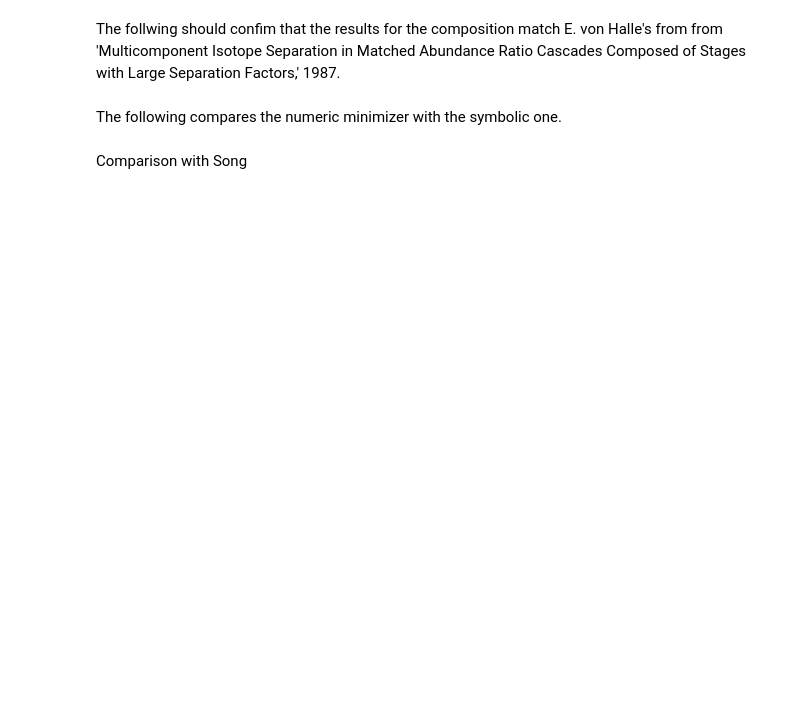
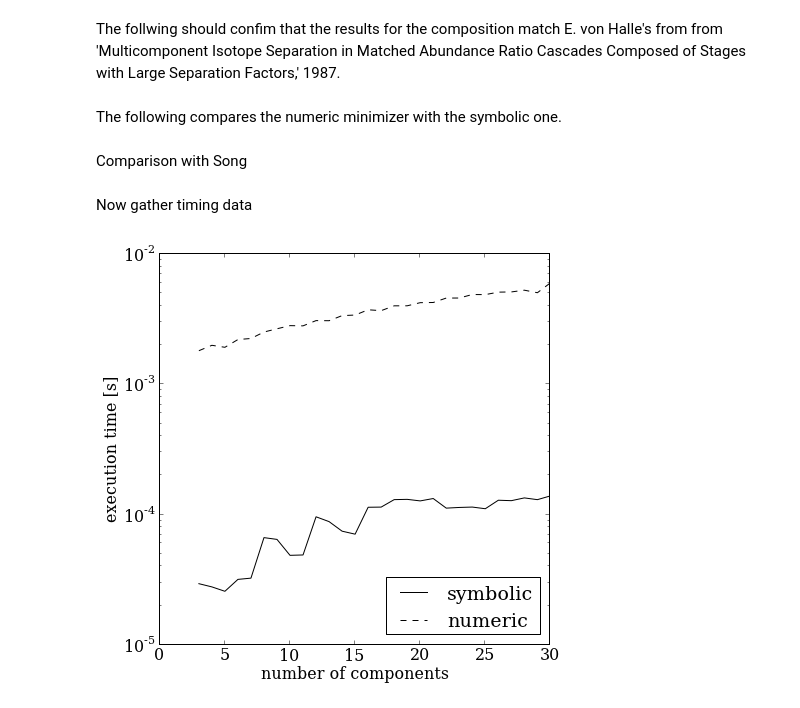
Before and after one commit to scopatz/sme_paper, a Jupyter notebook: data/results.ipynb, the cells around one changed output. Saved outputs shown, nothing was run; the diff lists cells and outputs as text; code cells hidden in the pictures; blank space fills up the shorter version.

Commit message:
Added execution time figures.

```diff
--- a/data/results.ipynb
+++ b/data/results.ipynb
@@ -153,3 +154,52 @@ tab += "\\end{tabular}\n"
 with open('../casc_compare_song2.tex', 'w') as f:
     f.write(tab)
 #print tab
+# %% [markdown]
+Now gather timing data
+# %%
+MAXITER = 100
+duc = default_uranium_cascade()
+duc.x_feed_j = 0.01
+symsolve = []
+numsolve = []
+symmin = []
+nummin = []
+ncomps = range(3, 31)
+for ncomp in ncomps:
+    duc.mat_feed = Material(dict([(n*10,0.01) for n in range(92235-(ncomp)/2, 92236)])) + Material({922380: 1.0-0.01*(ncomp-1)}) + \
+                    Material(dict([(n*10,0.01) for n in range(92239, 92238+(ncomp-2)/2)]))
+    symsolve.append(0.0)
+    numsolve.append(0.0)
+    symmin.append(0.0)
+    nummin.append(0.0)
+    for i in range(MAXITER):
+        t1 = time()
+        solve_symbolic(duc)
+        symsolve[-1] += time() - t1
+
+        t1 = time()
+        solve_numeric(duc)
+        numsolve[-1] += time() - t1
+
+        t1 = time()
+        multicomponent(duc, solver="symbolic")
+        symmin[-1] += time() - t1
+
+        t1 = time()
+        multicomponent(duc, solver="numeric")
+        nummin[-1] += time() - t1
+
+symsolve = np.array(symsolve)/MAXITER
+numsolve = np.array(numsolve)/MAXITER
+symmin = np.array(symmin)/MAXITER
+nummin = np.array(nummin)/MAXITER
+# %%
+fig = figure(figsize=(7,7))
+plt.semilogy(ncomps, symsolve, 'k-', label="symbolic", figure=fig)
+plt.semilogy(ncomps, numsolve, 'k--', label="numeric", figure=fig)
+plt.legend(loc=0)
+plt.xlabel('number of components')
+plt.ylabel('execution time [s]')
+plt.savefig('../solver_exec_times.eps')
+# %% [output]
+[figure, added]
```
Also changed, not shown: parts of 2 cells of this notebook, 3 other files.
